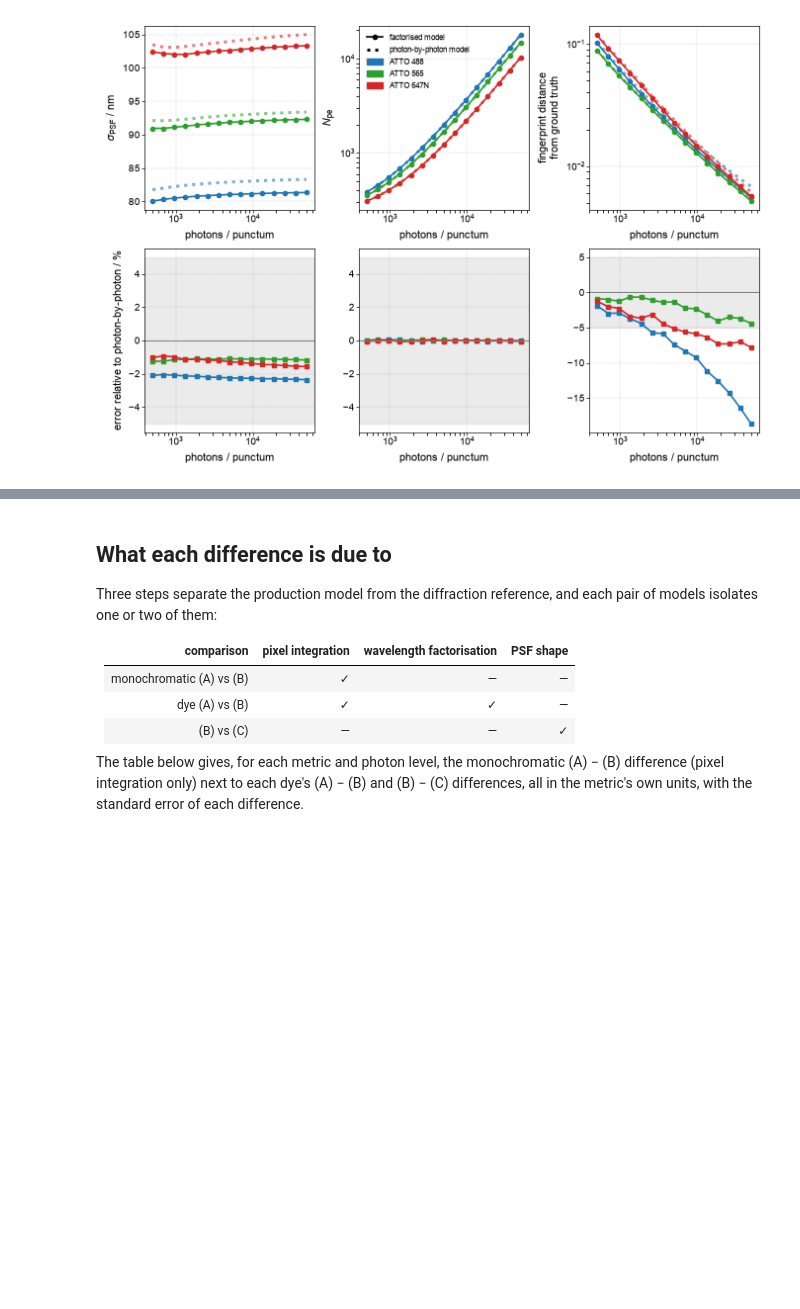
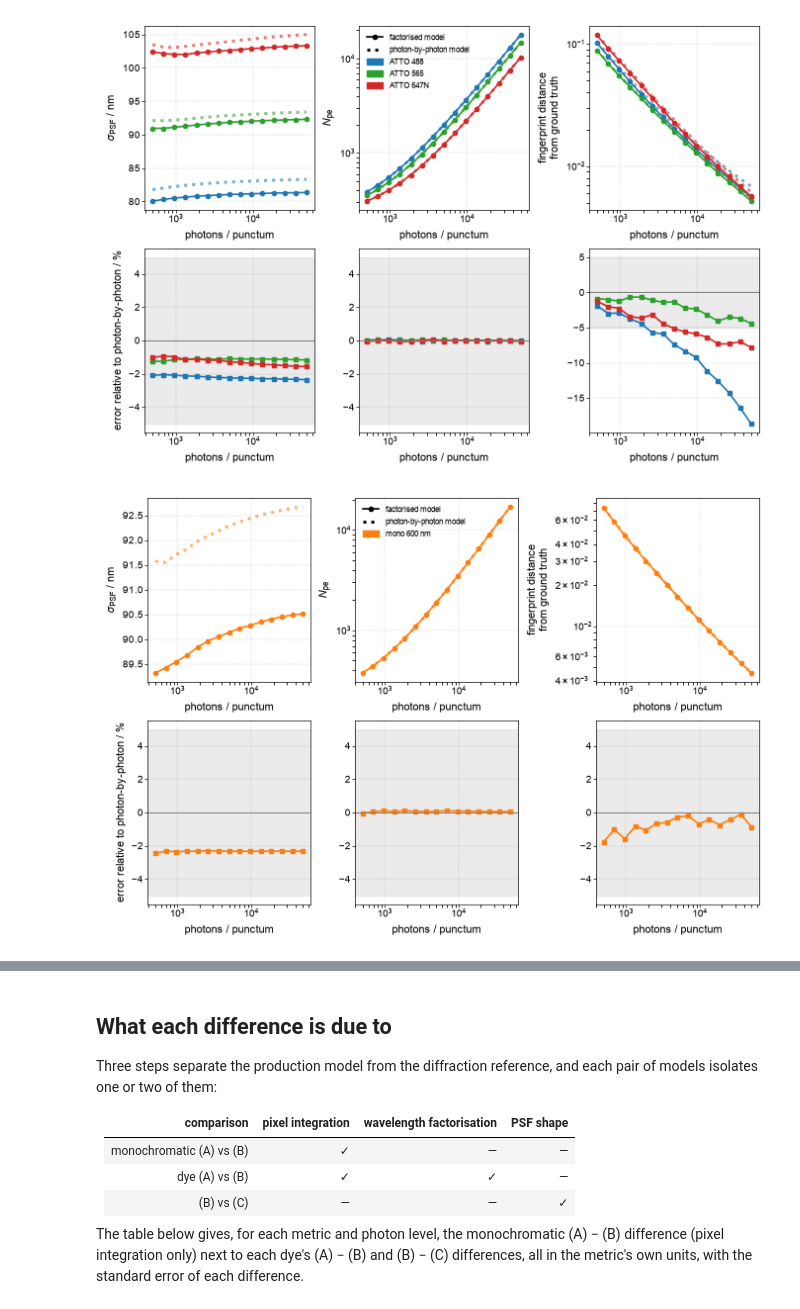
Before and after one commit to TheLeeLab/pyS3M, a Jupyter notebook: notebooks/figures/SI/FigureSI_Factorisation.ipynb, the cells around one changed output, grey strips where cells are left out. Saved outputs shown, nothing was run; the diff lists cells and outputs as text; code cells hidden in the pictures; blank space fills up the shorter version.

```diff
--- a/notebooks/figures/SI/FigureSI_Factorisation.ipynb
+++ b/notebooks/figures/SI/FigureSI_Factorisation.ipynb
@@ -203,8 +203,8 @@ SPECTRA = {d: S_F.get_dye_or_filter_data(names=[d], wavelength=wavelength, dye_o
 SPECTRA[MONO] = (wavelength == MONO_WAVELENGTH_NM).astype(float)
 assert np.count_nonzero(SPECTRA[MONO]) == 1, "MONO_WAVELENGTH_NM must lie on the wavelength grid"
 
-x0_centre_nm = PIXEL_SIZE_NM * H / 2.0
-y0_centre_nm = PIXEL_SIZE_NM * W / 2.0
+x0_centre_nm = PIXEL_SIZE_NM * W / 2.0   # x = column
+y0_centre_nm = PIXEL_SIZE_NM * H / 2.0   # y = row
 print(f"ROI: {H}x{W} px, centre at ({x0_centre_nm:.1f}, {y0_centre_nm:.1f}) nm")
 print(f"camera (calibration medians): gain {gain_median:.4f} ADU/e-, offset {offset_median:.2f} ADU, "
       f"read noise {np.sqrt(variance_median):.3f} ADU = {readnoise_median:.3f} e- RMS")
@@ -1122,13 +1107,12 @@ worst per-condition Gaussian-fit success rate (sigma_PSF rows): 85.7%
 # %%
 # --- Headline figures, in the SI layout. Top row: each metric vs photon count, factorised model (A)
 # solid with circles, the reference model dotted. Bottom row: the factorised model's error relative to
-# the reference, (A - ref) / ref, with a shaded +/-5% band. Dyes only (the monochromatic control is in
-# the CSV and the decomposition below); absolute differences and the position error are in level_df /
-# pct_mean_diff_vs_photon_count.csv.
+# the reference, (A - ref) / ref, with a shaded +/-5% band. The dyes, then the monochromatic control on its own;
+# absolute differences and the position error are in level_df / pct_mean_diff_vs_photon_count.csv.
 from matplotlib.lines import Line2D
 from matplotlib.patches import Patch
 
-dye_colours = {'ATTO 488': 'tab:blue', 'ATTO 565': 'tab:green', 'ATTO 647N': 'tab:red'}
+dye_colours = {'ATTO 488': 'tab:blue', 'ATTO 565': 'tab:green', 'ATTO 647N': 'tab:red', MONO: 'tab:orange'}
 FIGURE_METRICS = ['sigma_PSF', 'N_photoelectrons', 'fingerprint distance']
 metric_labels = {
     'sigma_PSF': r'$\sigma_{\rm PSF}$ / nm',
@@ -1137,17 +1121,24 @@ metric_labels = {
 }
 
 
-def plot_model_comparison(ref, ref_name, filename):
-    '''Factorised model (A) against reference model `ref` ('B' or 'C'), called `ref_name` on the figure.'''
+def plot_model_comparison(ref, ref_name, filename, model='A', model_name='factorised', df=None, ghost=None,
+                          sources=dyes):
+    '''Model `model` (default the factorised model A) against reference model `ref`, called `ref_name` on the
+    figure. `df` defaults to level_df. `ghost` = (model, name): a second model's error relative to `ref`, drawn
+    faintly in the bottom row for comparison. `sources`: the dyes, or [MONO] for the monochromatic control.'''
+    df = level_df if df is None else df
     fig, axs = plotter.two_column_plot(nrows=2, ncols=len(FIGURE_METRICS), width=6.69, height=4.5)
     for col, name in enumerate(FIGURE_METRICS):
-        sub = level_df[level_df.metric == name]
+        sub = df[df.metric == name]
         ax_val, ax_pct = axs[0, col], axs[1, col]
-        for dye in dyes:
+        for dye in sources:
             d = sub[sub.dye == dye].sort_values('n_photon')
             ax_val.plot(d['n_photon'], d[f'mean_{ref}'], lw=2.2, ls=':', color=dye_colours[dye], alpha=0.6)
-            ax_val.plot(d['n_photon'], d['mean_A'], marker='o', ms=3, lw=1.2, color=dye_colours[dye])
-            ax_pct.plot(d['n_photon'], d[f'pct_diff_Avs{ref}'], marker='s', ms=3, lw=1.2, color=dye_colours[dye])
+            ax_val.plot(d['n_photon'], d[f'mean_{model}'], marker='o', ms=3, lw=1.2, color=dye_colours[dye])
+            ax_pct.plot(d['n_photon'], d[f'pct_diff_{model}vs{ref}'], marker='s', ms=3, lw=1.2, color=dye_colours[dye])
+            if ghost is not None:
+                ax_pct.plot(d['n_photon'], d[f'pct_diff_{ghost[0]}vs{ref}'], ls='--', lw=0.8, alpha=0.5,
+                            color=dye_colours[dye])
 
         ax_val.set_ylabel(metric_labels[name], fontsize=8)
         if name != 'sigma_PSF':
@@ -1163,9 +1154,11 @@ def plot_model_comparison(ref, ref_name, filename):
             ax.set_xlabel('photons / punctum', fontsize=8)
     axs[1, 0].set_ylabel(f'error relative to {ref_name} / %', fontsize=8)
 
-    handles = [Line2D([], [], color='k', marker='o', ms=3, lw=1.2, label='factorised model'),
+    handles = [Line2D([], [], color='k', marker='o', ms=3, lw=1.2, label=f'{model_name} model'),
                Line2D([], [], color='k', ls=':', lw=2.2, label=f'{ref_name} model')]
-    handles += [Patch(color=c, label=dye) for dye, c in dye_colours.items()]
+    if ghost is not None:
+        handles.append(Line2D([], [], color='k', ls='--', lw=0.8, alpha=0.5, label=f'{ghost[1]} model'))
+    handles += [Patch(color=dye_colours[s], label=s) for s in sources]
     axs[0, 1].legend(handles=handles, fontsize=6, loc='upper left', frameon=False)  # empty corner in both comparisons
     plt.savefig(FIGURE_DIR / filename, bbox_inches='tight')
     plt.show()
@@ -1180,3 +1173,9 @@ plot_model_comparison('C', 'diffraction', "model_comparison_vs_photon_count.svg"
 plot_model_comparison('B', 'photon-by-photon', "model_comparison_vs_photon_count_AvsB.svg")
 # %% [output]
 [figure]
+# %%
+# Monochromatic control (one emission wavelength, so no wavelength factorisation): (A) vs (B) differ only in
+# pixel integration (pixel-centre sampled vs integrated over the pixel)
+plot_model_comparison('B', 'photon-by-photon', "model_comparison_vs_photon_count_AvsB_mono.svg", sources=[MONO])
+# %% [output]
+[figure, added]
```
Also changed, not shown: parts of 9 cells of this notebook, 1 other file.
